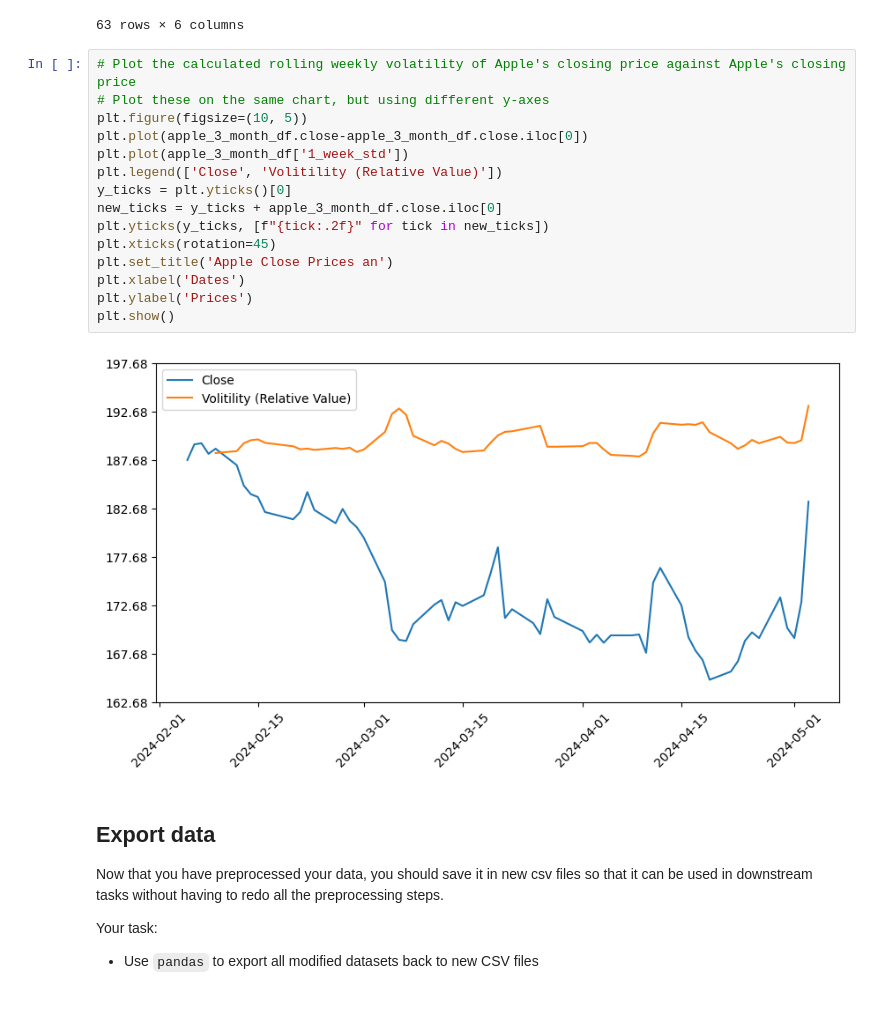
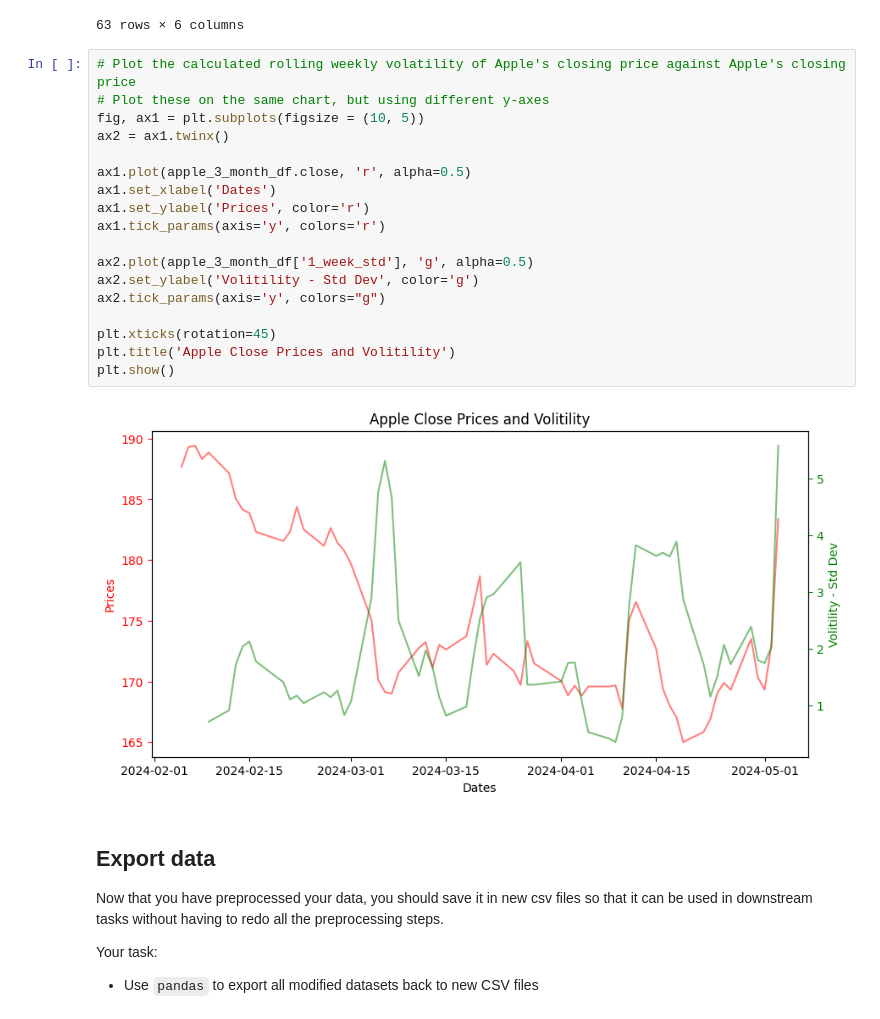
Before and after one commit to bigboy92/fend-matching-game, a Jupyter notebook: Preparing-for-data-analysis-project-student.ipynb, the cells around one changed output. Cells and saved outputs as stored; diff of their text form.

```diff
--- a/Preparing-for-data-analysis-project-student.ipynb
+++ b/Preparing-for-data-analysis-project-student.ipynb
@@ -601,20 +600,23 @@ apple_3_month_df
 # %%
 # Plot the calculated rolling weekly volatility of Apple's closing price against Apple's closing price
 # Plot these on the same chart, but using different y-axes
-plt.figure(figsize=(10, 5))
-plt.plot(apple_3_month_df.close-apple_3_month_df.close.iloc[0])
-plt.plot(apple_3_month_df['1_week_std'])
-plt.legend(['Close', 'Volitility (Relative Value)'])
-y_ticks = plt.yticks()[0]
-new_ticks = y_ticks + apple_3_month_df.close.iloc[0]
-plt.yticks(y_ticks, [f"{tick:.2f}" for tick in new_ticks])
+fig, ax1 = plt.subplots(figsize = (10, 5))
+ax2 = ax1.twinx()
+
+ax1.plot(apple_3_month_df.close, 'r', alpha=0.5)
+ax1.set_xlabel('Dates')
+ax1.set_ylabel('Prices', color='r')
+ax1.tick_params(axis='y', colors='r')
+
+ax2.plot(apple_3_month_df['1_week_std'], 'g', alpha=0.5)
+ax2.set_ylabel('Volitility - Std Dev', color='g')
+ax2.tick_params(axis='y', colors="g")
+
 plt.xticks(rotation=45)
-plt.set_title('Apple Close Prices an')
-plt.xlabel('Dates')
-plt.ylabel('Prices')
+plt.title('Apple Close Prices and Volitility')
 plt.show()
 # %% [output]
-[figure, old version]
+[figure, new version]
 # %% [markdown]
 ## Export data
 
```
Also changed, not shown: parts of 5 cells of this notebook.
